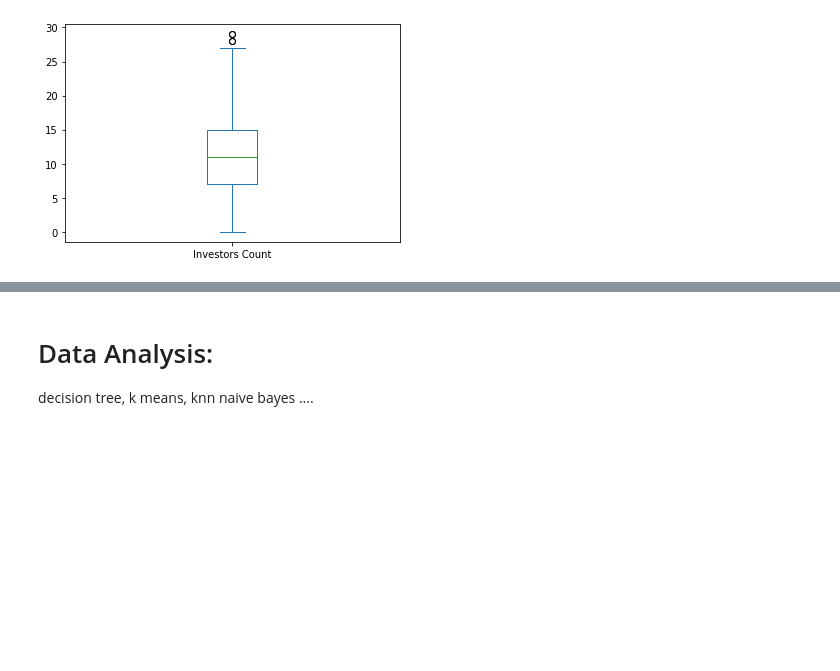
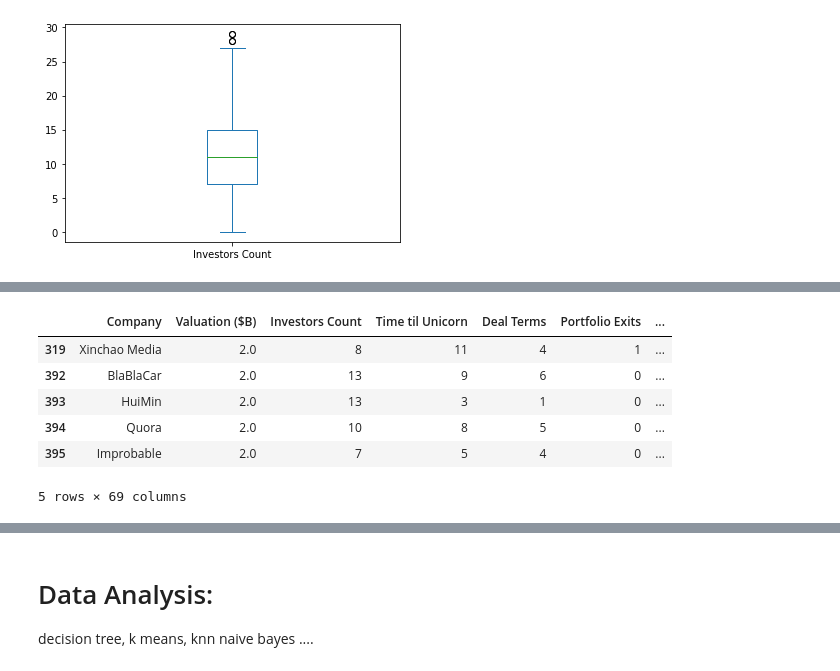
Before and after one commit to tuanqpham0921/Unicorn-Startup-Evaluation, a Jupyter notebook: project.ipynb, the cells around one changed output, grey strips where cells are left out. Saved outputs shown, nothing was run; the diff lists cells and outputs as text; code cells hidden in the pictures; blank space fills up the shorter version.

```diff
--- a/project.ipynb
+++ b/project.ipynb
@@ -154,0 +217,30 @@ PCA
+# %%
+# after looking at the data set, we decided to ...
+# remove: city, select inverstors, month joined, day joined, founded year, year joined
+df = df.drop(['City'], axis = 1)
+df = df.drop(['Select Inverstors'], axis = 1)
+df = df.drop(['Month Joined'], axis = 1)
+df = df.drop(['Day Joined'], axis = 1)
+
+# remove: entries with 0 for founded year and year joined
+df = df[df['Founded Year'] != 0]
+df = df[df['Year Joined'] != 0]
+
+# create: time to join: year joined - founded year
+df['Time til Unicorn'] = df['Year Joined'] - df['Founded Year']
+df = df.drop(['Founded Year'], axis = 1)
+df = df.drop(['Year Joined'], axis = 1)
+# %%
+# move 'Time til Unicorn' closer to thr front
+unicorn_time = df.pop('Time til Unicorn')
+df.insert(3, 'Time til Unicorn', unicorn_time)
+
+df.head()
+# %% [output]
+|  | Company | Valuation ($B) | Investors Count | Time til Unicorn | Deal Terms | Portfolio Exits | ... |
+| 319 | Xinchao Media | 2.0 | 8 | 11 | 4 | 1 | ... |
+| 392 | BlaBlaCar | 2.0 | 13 | 9 | 6 | 0 | ... |
+| 393 | HuiMin | 2.0 | 13 | 3 | 1 | 0 | ... |
+| 394 | Quora | 2.0 | 10 | 8 | 5 | 0 | ... |
+| 395 | Improbable | 2.0 | 7 | 5 | 4 | 0 | ... |
+5 rows × 69 columns
```
Also changed, not shown: parts of 15 cells of this notebook.
